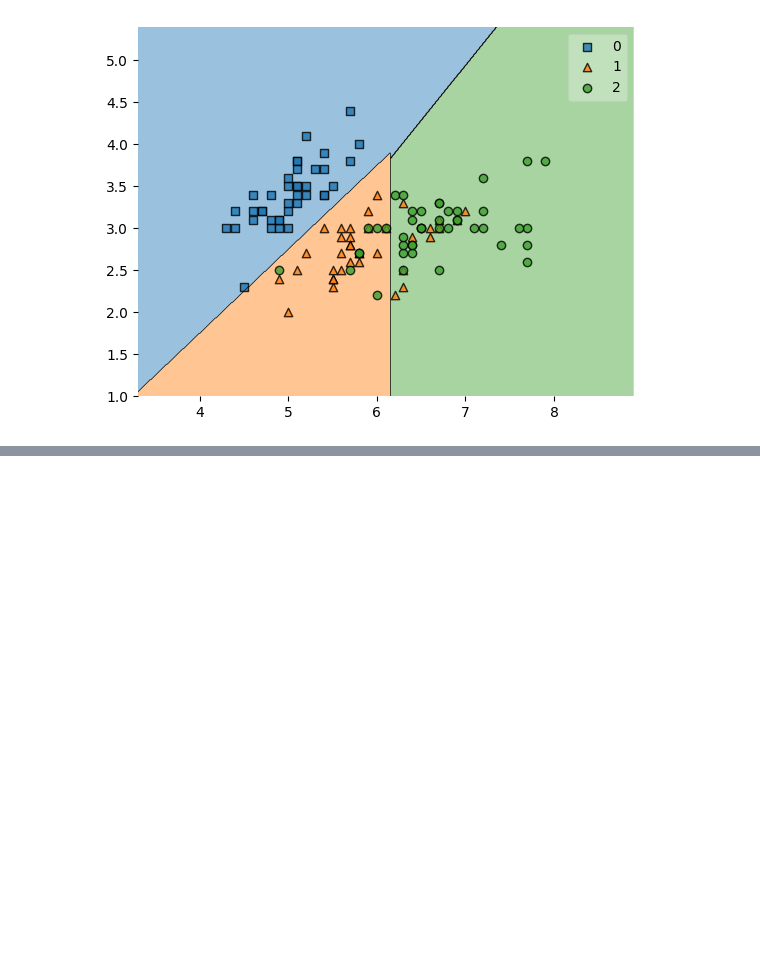
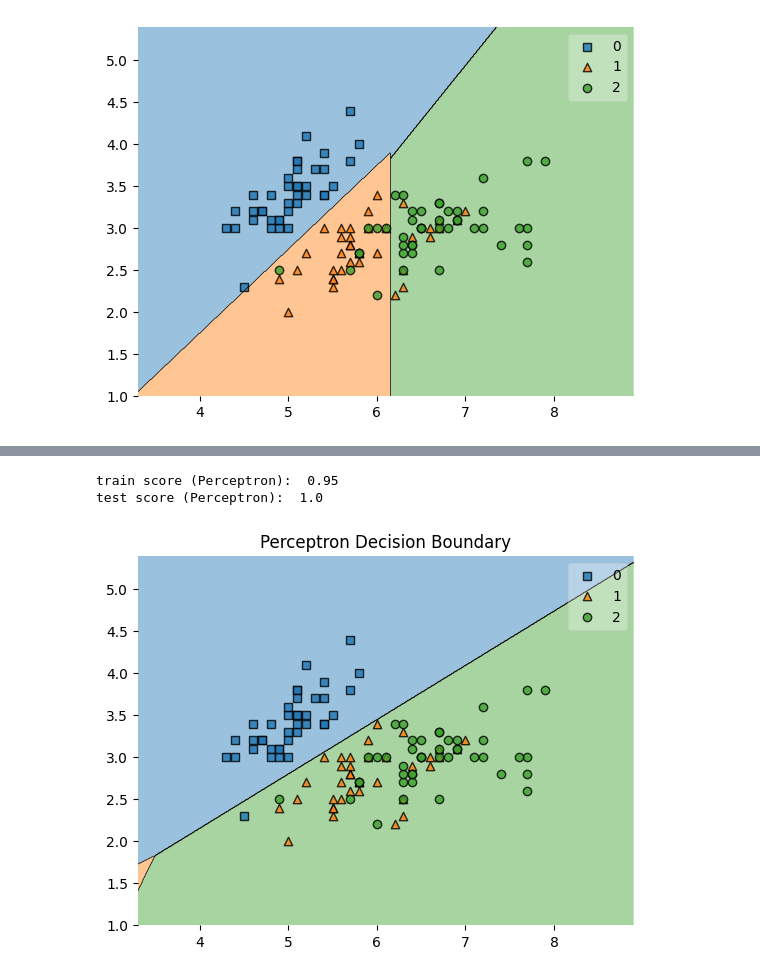
Before and after one commit to Richiesss/AToMLA, a Jupyter notebook: 3_1_svm.ipynb, the cells around one changed output, grey strips where cells are left out. Cells and saved outputs as stored; diff of their text form; code cells hidden in the pictures; blank space fills up the shorter version.

```diff
--- a/3_1_svm.ipynb
+++ b/3_1_svm.ipynb
@@ -99,0 +154,24 @@ plt.show()
+# %%
+# Perceptronの精度評価
+y_train_pred_perceptron = perceptron_model.predict(x_train)
+train_acc_perceptron = accuracy_score(y_train, y_train_pred_perceptron)
+print('train score (Perceptron): ', train_acc_perceptron)
+
+y_test_pred_perceptron = perceptron_model.predict(x_test)
+test_acc_perceptron = accuracy_score(y_test, y_test_pred_perceptron)
+print('test score (Perceptron): ', test_acc_perceptron)
+# %% [output]
+train score (Perceptron):  0.95
+test score (Perceptron):  1.0
+# %%
+# Perceptronの決定境界の可視化
+x_decision_perceptron = x_train[:, [0, 1]]
+y_decision_perceptron = y_train
+
+perceptron_model.fit(x_decision_perceptron, y_decision_perceptron)
+
+plot_decision_regions(x_decision_perceptron, y_decision_perceptron, clf=perceptron_model)
+plt.title('Perceptron Decision Boundary')
+plt.show()
+# %% [output]
+[figure, added]
```
Also changed, not shown: parts of 19 cells of this notebook.
